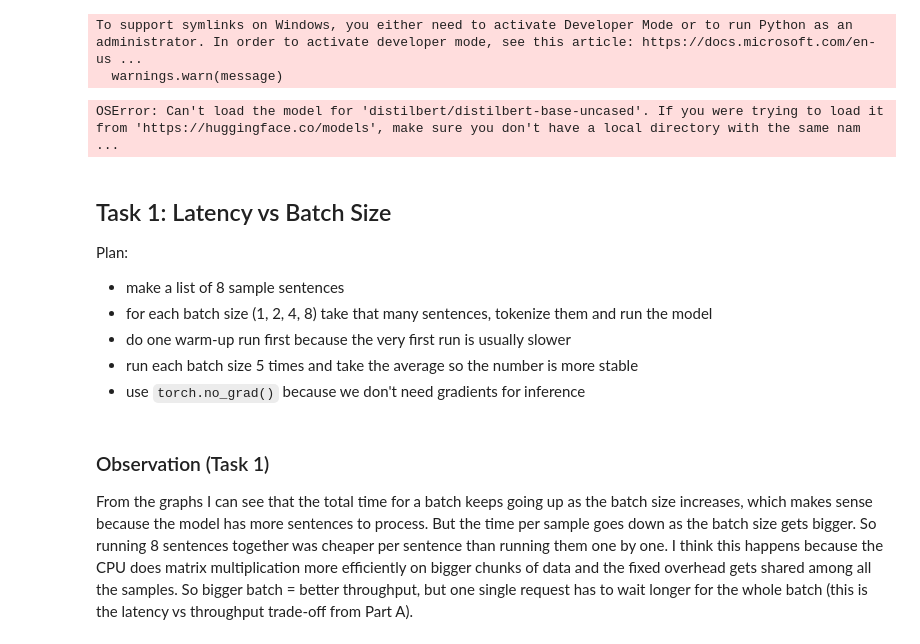
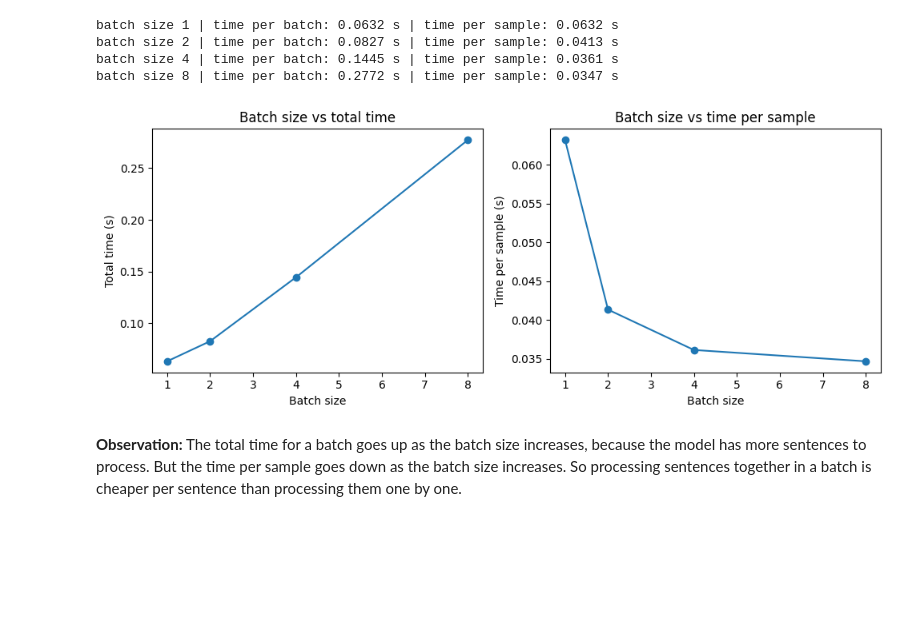
Before and after one commit to tejalp68/AIML, a Jupyter notebook: Inference-engg-Assignment/inference_assignment.ipynb, the cells around one changed output. Drawn from its saved outputs; the diff is of its cells as text; code cells hidden in the pictures; blank space fills up the shorter version.

```diff
--- a/Inference-engg-Assignment/inference_assignment.ipynb
+++ b/Inference-engg-Assignment/inference_assignment.ipynb
@@ -27,22 +54,0 @@ print(path)
-# %%
-model_name = "distilbert/distilbert-base-uncased"
-tokenizer = AutoTokenizer.from_pretrained(model_name)
-model = AutoModel.from_pretrained(model_name)
-model.eval()
-model.to(device)
-
-print("model loaded")
-print("number of parameters:", sum(p.numel() for p in model.parameters()))
-# %% [output]
-To support symlinks on Windows, you either need to activate Developer Mode or to run Python as an administrator. In order to activate developer mode, see this article: https://docs.microsoft.com/en-us ...
-  warnings.warn(message)
-OSError: Can't load the model for 'distilbert/distilbert-base-uncased'. If you were trying to load it from 'https://huggingface.co/models', make sure you don't have a local directory with the same nam ...
-# %% [markdown]
-## Task 1: Latency vs Batch Size
-
-Plan:
-- make a list of 8 sample sentences
-- for each batch size (1, 2, 4, 8) take that many sentences, tokenize them and run the model
-- do one warm-up run first because the very first run is usually slower
-- run each batch size 5 times and take the average so the number is more stable
-- use `torch.no_grad()` because we don't need gradients for inference
@@ -89,24 +55,45 @@ for bs in batch_sizes:
+# %%
+sentences = ["I am learning how to measure the speed of a model."] * 8
+batch_sizes = [1, 2, 4, 8]
+total_times = []
+per_sample_times = []
+
+with torch.no_grad():
+    model(**tokenizer(sentences[:1], return_tensors="pt"))
+
+for bs in batch_sizes:
+    inputs = tokenizer(sentences[:bs], return_tensors="pt", padding=True)
+    start = time.time()
+    with torch.no_grad():
+        for _ in range(5):
+            model(**inputs)
+    t = (time.time() - start) / 5
+    total_times.append(t)
+    per_sample_times.append(t / bs)
+    print("batch size", bs, "| time per batch:", round(t, 4), "s | time per sample:", round(t / bs, 4), "s")
+# %% [output]
+batch size 1 | time per batch: 0.0632 s | time per sample: 0.0632 s
+batch size 2 | time per batch: 0.0827 s | time per sample: 0.0413 s
+batch size 4 | time per batch: 0.1445 s | time per sample: 0.0361 s
+batch size 8 | time per batch: 0.2772 s | time per sample: 0.0347 s
 # %%
-# plotting both graphs side by side
-fig, axes = plt.subplots(1, 2, figsize=(11, 4))
+plt.figure(figsize=(10, 4))
 
-axes[0].plot(batch_sizes, total_times, marker="o")
-axes[0].set_xlabel("Batch size")
-axes[0].set_ylabel("Total time (seconds)")
-axes[0].set_title("Batch size vs total time")
-axes[0].set_xticks(batch_sizes)
-axes[0].grid(True)
+plt.subplot(1, 2, 1)
+plt.plot(batch_sizes, total_times, marker="o")
+plt.xlabel("Batch size")
+plt.ylabel("Total time (s)")
+plt.title("Batch size vs total time")
 
-axes[1].plot(batch_sizes, per_sample_times, marker="o", color="orange")
-axes[1].set_xlabel("Batch size")
-axes[1].set_ylabel("Time per sample (seconds)")
-axes[1].set_title("Batch size vs time per sample")
-axes[1].set_xticks(batch_sizes)
-axes[1].grid(True)
+plt.subplot(1, 2, 2)
+plt.plot(batch_sizes, per_sample_times, marker="o")
+plt.xlabel("Batch size")
+plt.ylabel("Time per sample (s)")
+plt.title("Batch size vs time per sample")
 
 plt.tight_layout()
 plt.show()
+# %% [output]
+[figure, added]
 # %% [markdown]
-### Observation (Task 1)
-
-From the graphs I can see that the total time for a batch keeps going up as the batch size increases, which makes sense because the model has more sentences to process. But the time per sample goes down as the batch size gets bigger. So running 8 sentences together was cheaper per sentence than running them one by one. I think this happens because the CPU does matrix multiplication more efficiently on bigger chunks of data and the fixed overhead gets shared among all the samples. So bigger batch = better throughput, but one single request has to wait longer for the whole batch (this is the latency vs throughput trade-off from Part A).
+**Observation:** The total time for a batch goes up as the batch size increases, because the model has more sentences to process. But the time per sample goes down as the batch size increases. So processing sentences together in a batch is cheaper per sentence than processing them one by one.
```
Also changed, not shown: parts of 17 cells of this notebook.
